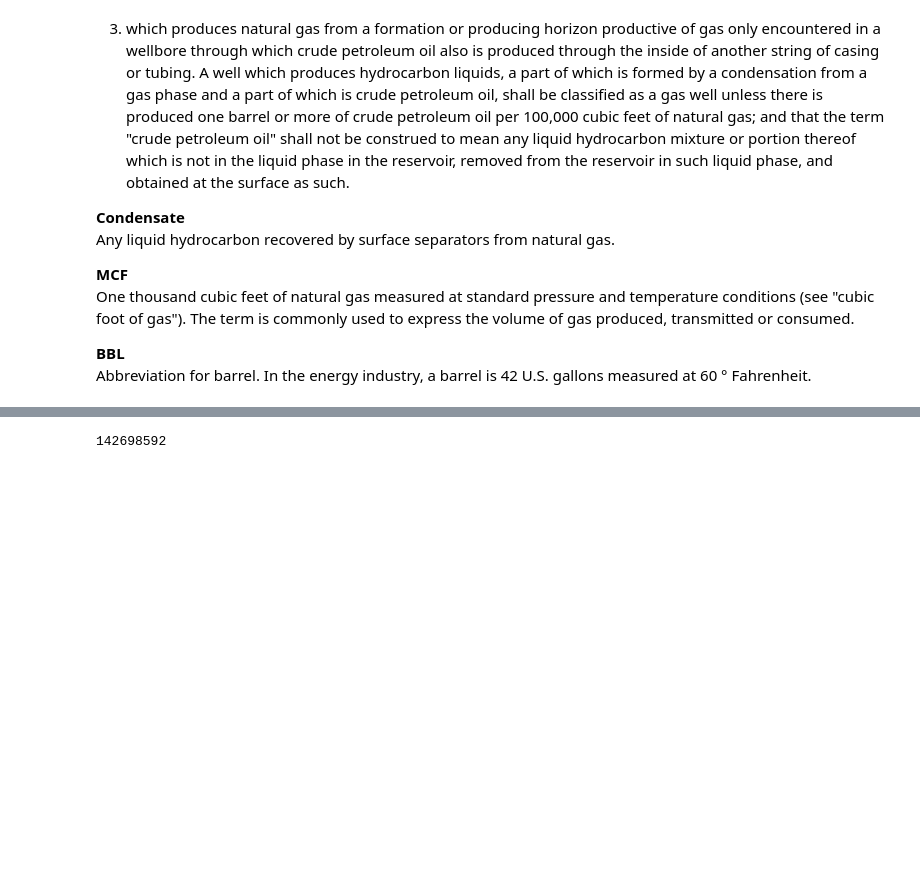
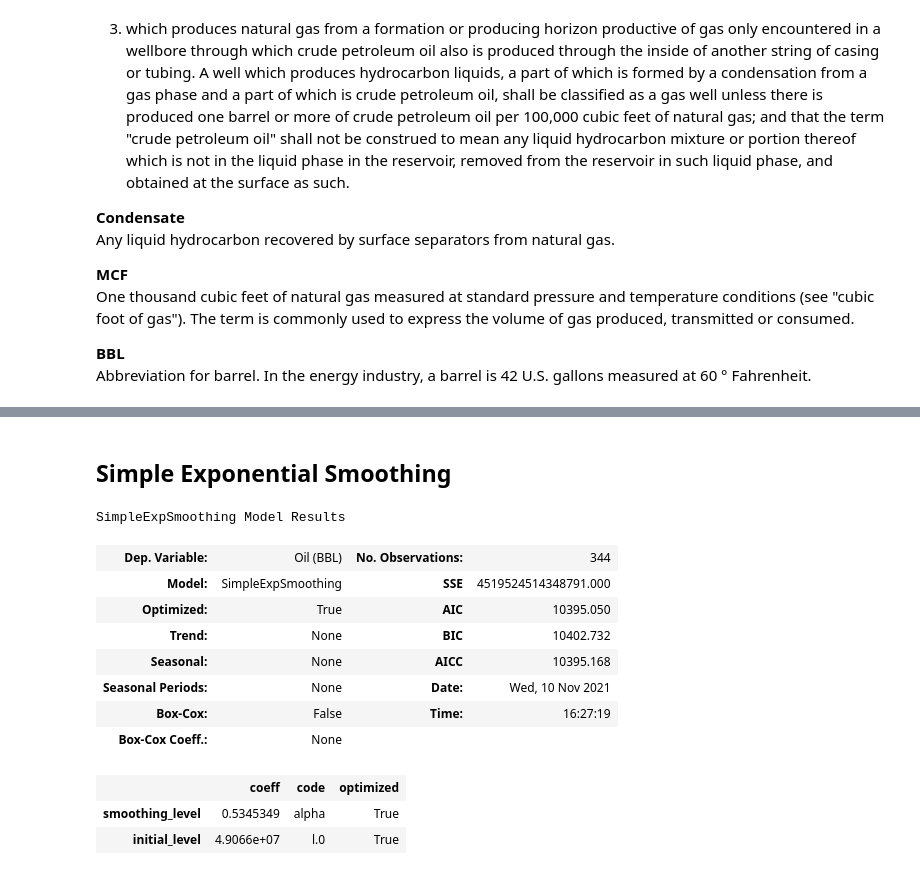
Before and after one commit to jonathanmishler/hrafn, a Jupyter notebook: exponential smoothing.ipynb, the cells around one changed output, grey strips where cells are left out. Drawn from its saved outputs; the diff is of its cells as text; code cells hidden in the pictures; blank space fills up the shorter version.

```diff
--- a/exponential smoothing.ipynb
+++ b/exponential smoothing.ipynb
@@ -26,6 +28,7 @@ col_dtypes={
 df = pd.read_csv("oil and gas producion texas.csv", thousands=",")
 df["Date"] = pd.to_datetime(df["Date"], format="%b-%y")
 df = df.set_index('Date')
+df = df.asfreq("MS")
 df.head()
 # %% [output]
 |  | Oil (BBL) | Casinghead (MCF) | GW Gas (MCF) | Condensate (BBL) |
@@ -91,7 +95,21 @@ show(p)
 # %% [output]
 [interactive output not drawn]
 [interactive output not drawn]
-# %%
-df[["Oil (BBL)", "Condensate (BBL)"]].max().max()
-# %% [output]
-142698592
+# %% [markdown]
+## Simple Exponential Smoothing
+# %%
+fcast = sm.tsa.SimpleExpSmoothing(df["Oil (BBL)"], initialization_method="heuristic").fit()
+fcast.summary()
+# %% [output]
+SimpleExpSmoothing Model Results
+| Dep. Variable: | Oil (BBL) | No. Observations: | 344 |
+| Model: | SimpleExpSmoothing | SSE | 4519524514348791.000 |
+| Optimized: | True | AIC | 10395.050 |
+| Trend: | None | BIC | 10402.732 |
+| Seasonal: | None | AICC | 10395.168 |
+| Seasonal Periods: | None | Date: | Wed, 10 Nov 2021 |
+| Box-Cox: | False | Time: | 16:27:19 |
+| Box-Cox Coeff.: | None |  |  |
+|  | coeff | code | optimized |
+| smoothing_level | 0.5345349 | alpha | True |
+| initial_level | 4.9066e+07 | l.0 | True |
```
Also changed, not shown: parts of 4 cells of this notebook, 2 other files.
